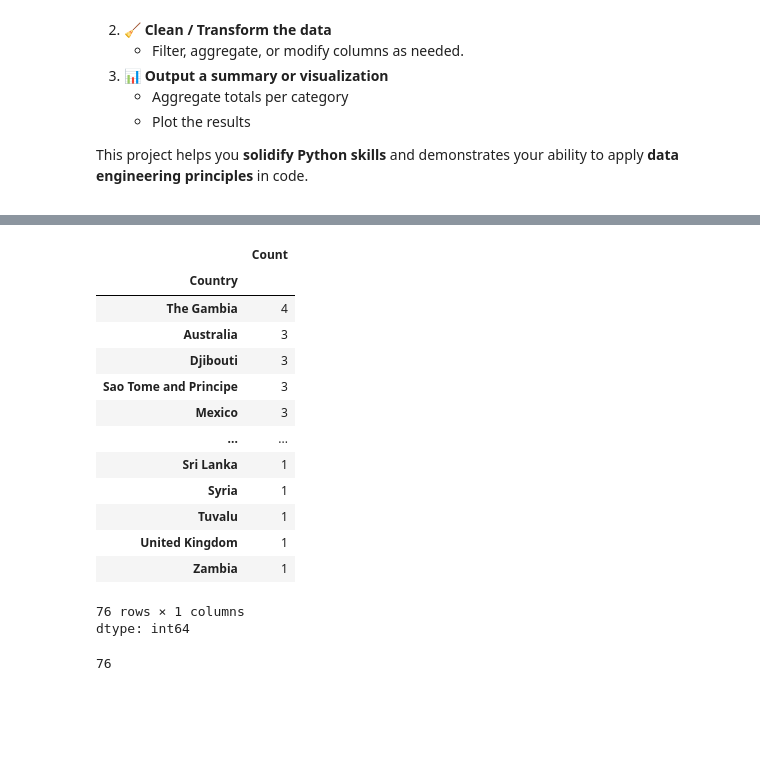
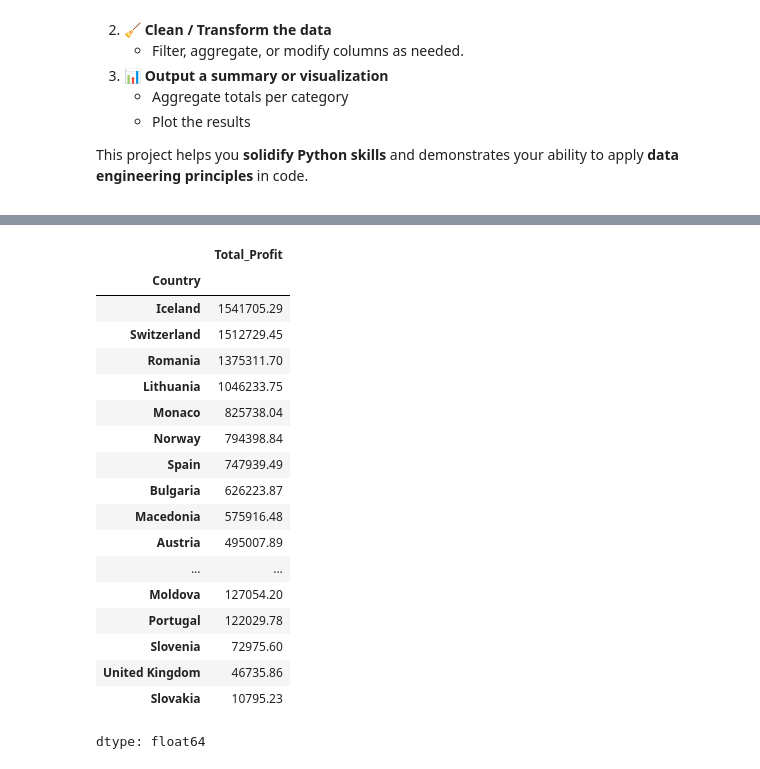
Before and after one commit to Git-Hub-Ran/Python, a Jupyter notebook: notebooks/python_basics/02-mini-etl-pipeline.ipynb, the cells around one changed output, grey strips where cells are left out. Cells and saved outputs as stored; diff of their text form; code cells hidden in the pictures; blank space fills up the shorter version.

```diff
--- a/notebooks/python_basics/02-mini-etl-pipeline.ipynb
+++ b/notebooks/python_basics/02-mini-etl-pipeline.ipynb
@@ -34,0 +53,12 @@ True
+# %%
+#Define 'Order ID' as Index:
+df.set_index('Order ID')
+
+#Filter on Europe Countries:
+europe_data = df.loc[df.Region.isin(["Europe"])]
+
+#Replace spaces in column names with "_"
+europe_data.columns = europe_data.columns.str.replace(" ", "_")
+print(europe_data.head())
+#Show only Switzerland data:
+#print(europe_data.loc[europe_data.Country.isin(['Switzerland'])])
@@ -35,34 +86,30 @@ True
 # %%
-#Define 'Order ID' as Index:
-df.set_index('Order ID')
 
-#Shows amount of orders per country:
-grouped=df.groupby('Country').Country.count().rename('Count')
+#Shows amount of orders per country in Europe:
+#grouped=europe_data.groupby('Country').Country.count().rename('Count')
 
-#See the country with the highest amount of orders on top:
-grouped.sort_values(ascending=False)
+#Show Total_Profit per Country in Europe:
+grouped_data=europe_data.groupby(['Country']).Total_Profit.sum()
+
+#Sort result Descending:
+grouped_data.sort_values(ascending=False)
 # %% [output]
-|  | Count |
+|  | Total_Profit |
 | Country |  |
-| The Gambia | 4 |
-| Australia | 3 |
-| Djibouti | 3 |
-| Sao Tome and Principe | 3 |
-| Mexico | 3 |
+| Iceland | 1541705.29 |
+| Switzerland | 1512729.45 |
+| Romania | 1375311.70 |
+| Lithuania | 1046233.75 |
+| Monaco | 825738.04 |
+| Norway | 794398.84 |
+| Spain | 747939.49 |
+| Bulgaria | 626223.87 |
+| Macedonia | 575916.48 |
+| Austria | 495007.89 |
 | ... | ... |
-| Sri Lanka | 1 |
-| Syria | 1 |
-| Tuvalu | 1 |
-| United Kingdom | 1 |
-| Zambia | 1 |
+| Moldova | 127054.20 |
+| Portugal | 122029.78 |
+| Slovenia | 72975.60 |
+| United Kingdom | 46735.86 |
+| Slovakia | 10795.23 |
-76 rows × 1 columns
-dtype: int64
+dtype: float64
-# %%
-
-#show the total amount of countries:
-len(grouped.index)
-
-#Plot the results:
-#eee
-# %% [output]
-76
```
Also changed, not shown: parts of 5 cells of this notebook.
